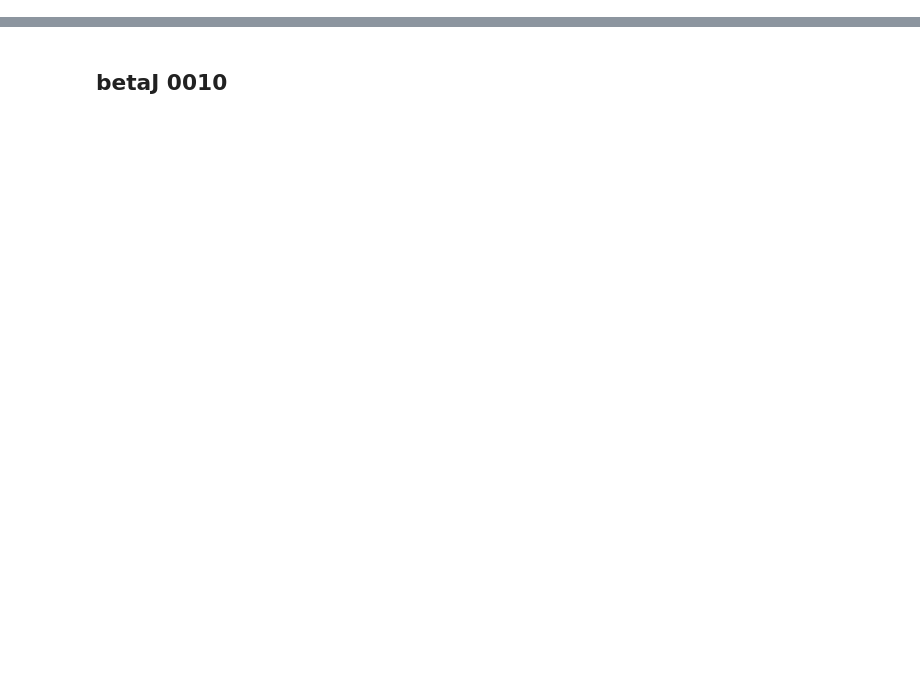
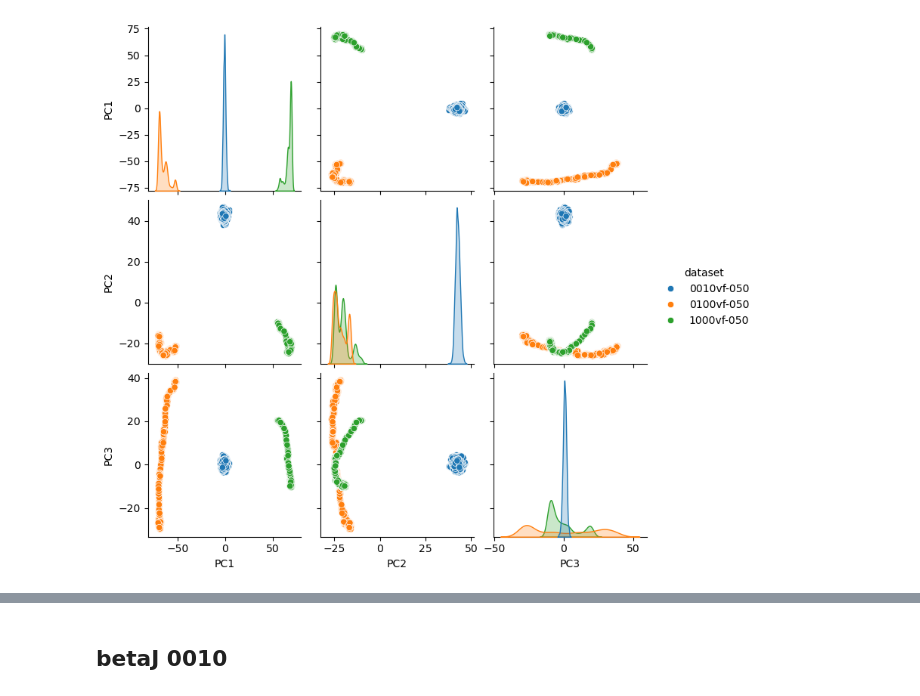
Before and after one commit to garrett-reinhard/IsingReduction, a Jupyter notebook: Ising_Reduction.ipynb, the cells around one changed output, grey strips where cells are left out. Saved outputs shown, nothing was run; the diff lists cells and outputs as text; code cells hidden in the pictures; blank space fills up the shorter version.

Commit message:
concatenated betaJ and PCA

```diff
--- a/Ising_Reduction.ipynb
+++ b/Ising_Reduction.ipynb
@@ -50,0 +112,8 @@ def clusters(pca, model=sklearn.cluster.KMeans(n_clusters=2, random_state=42)):
+# %%
+directory_list = ['/home/user/IsingData/Data/betaJ-0010_vf-050_nrows-100_ncols-100', '/home/user/IsingData/Data/betaJ-0100_vf-050_nrows-100_ncols-100', '/home/user/IsingData/Data/betaJ-1000_vf-050_nrows-100_ncols-100']
+
+dataset_label = ['0010vf-050', '0100vf-050', '1000vf-050']
+
+principal_components = PCA_analysis_all_data(directories=directory_list, data_set_label=dataset_label, n_components=3, scaler=sklearn.preprocessing.MaxAbsScaler())
+# %% [output]
+[figure, added]
```
Also changed, not shown: parts of 5 cells of this notebook.
